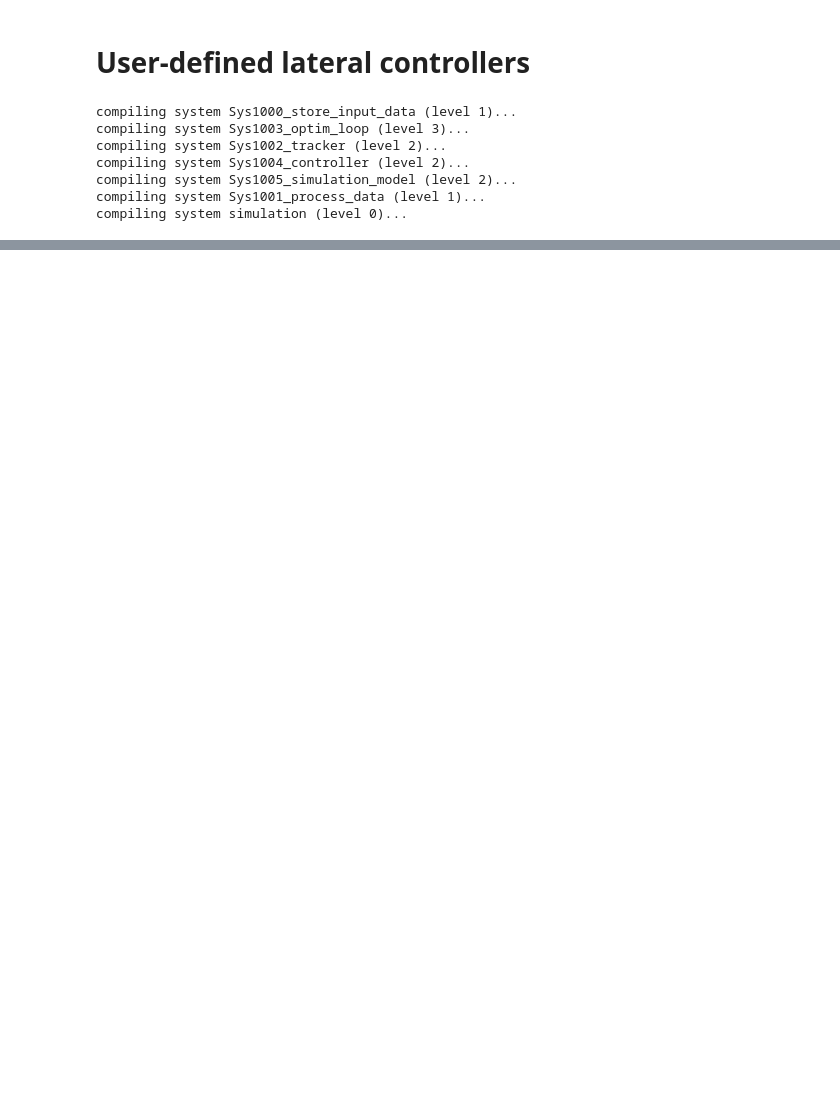
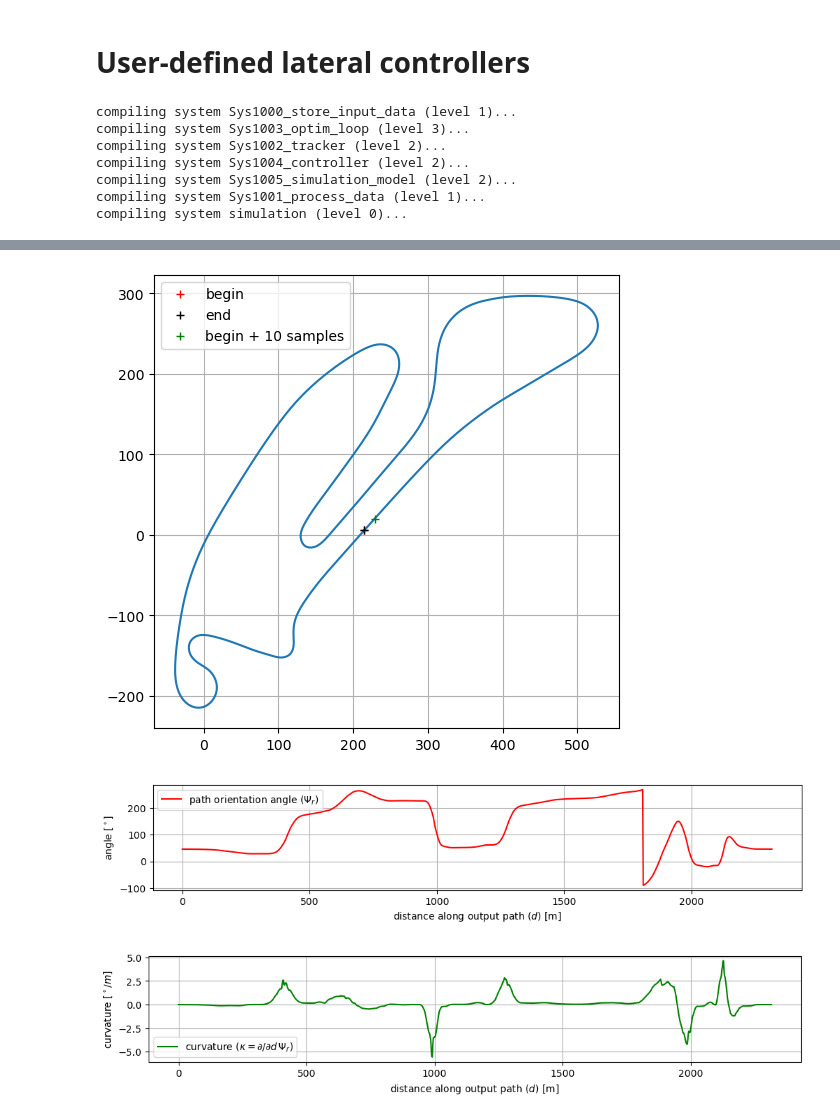
Before and after one commit to christianausb/vehicleControl, a Jupyter notebook: lateral_path_transformation.ipynb, the cells around one changed output, grey strips where cells are left out. Saved outputs shown, nothing was run; the diff lists cells and outputs as text; code cells hidden in the pictures; blank space fills up the shorter version.

Commit message:
import for trajectories from https://github.com/TUMFTM/global_racetrajectory_optimization

```diff
--- a/lateral_path_transformation.ipynb
+++ b/lateral_path_transformation.ipynb
@@ -203,0 +209,8 @@ plt.show()
+# %%
+path2 = load_path_from_cvs_TUMFTM('track_data/traj_race_cl.csv')
+# %%
+plot_path( path2 )
+# %% [output]
+[figure, added]
+[figure, added]
+[figure, added]
```
Also changed, not shown: parts of 7 cells of this notebook, 3 other files.
